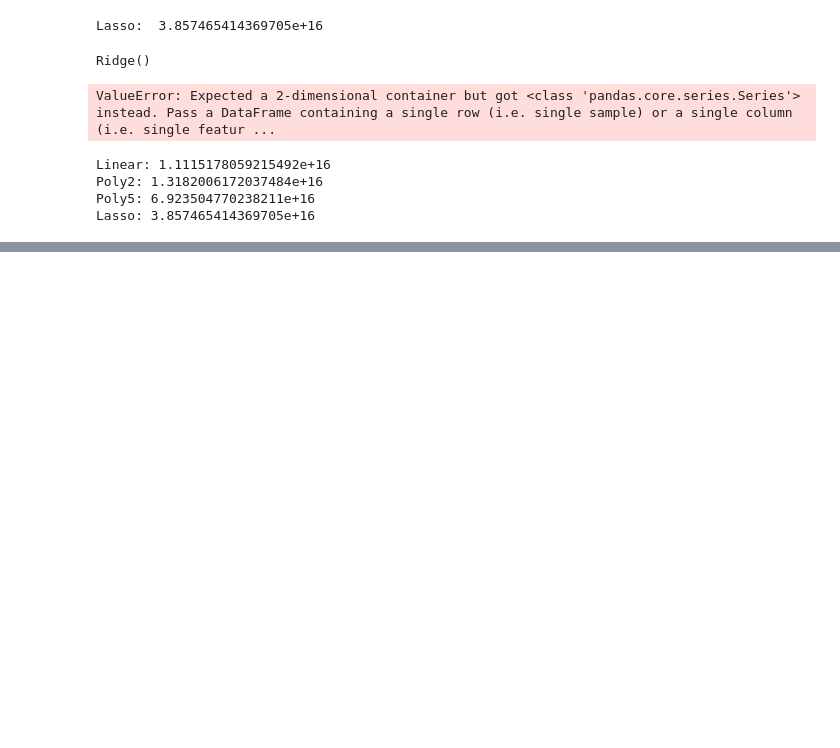
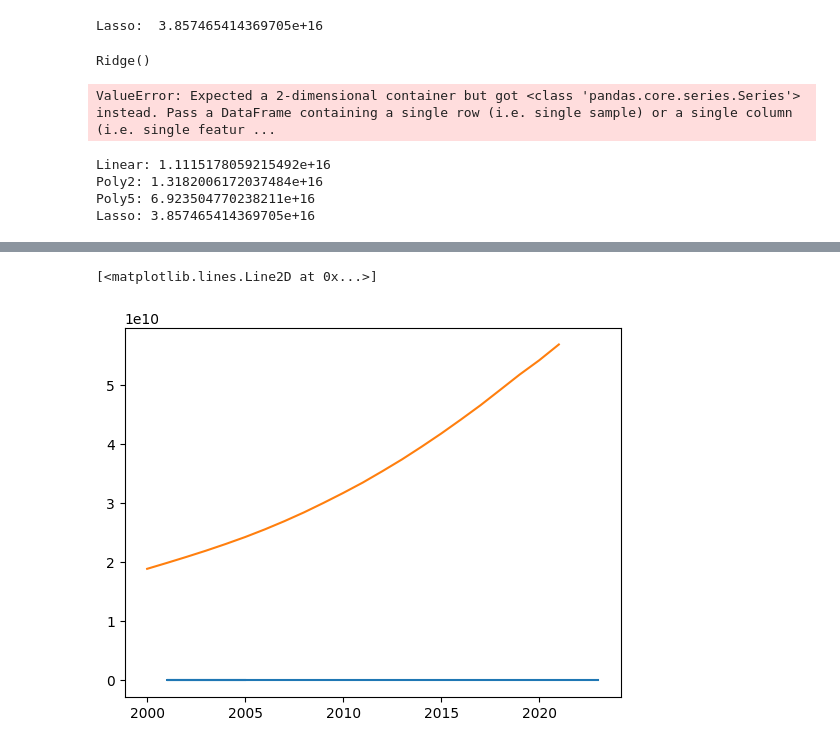
Before and after one commit to SureFoot0/CERA, a Jupyter notebook: MathModel.ipynb, the cells around one changed output, grey strips where cells are left out. Cells and saved outputs as stored; diff of their text form; code cells hidden in the pictures; blank space fills up the shorter version.

```diff
--- a/MathModel.ipynb
+++ b/MathModel.ipynb
@@ -12,7 +12,7 @@ Change = [1 + (num / 100) for num in GDP["Change"]]
 def multiply(x, y):
     return x * y
 YearGDP = []
-GDPnum = 0k
+GDPnum = 0
 for i in range(0, len(GDP), 4):
     GDPnum = 0
     if  i == 0:
@@ -340,0 +370,6 @@ Lasso: 3.857465414369705e+16
+# %%
+plt.plot(PolicyDates["decision_date"], PolicyDates["Total Score"])
+plt.plot(df.index, df["United Kingdom"])
+# %% [output]
+[<matplotlib.lines.Line2D at 0x...>]
+[figure, added]
```
Also changed, not shown: parts of 11 cells of this notebook.
